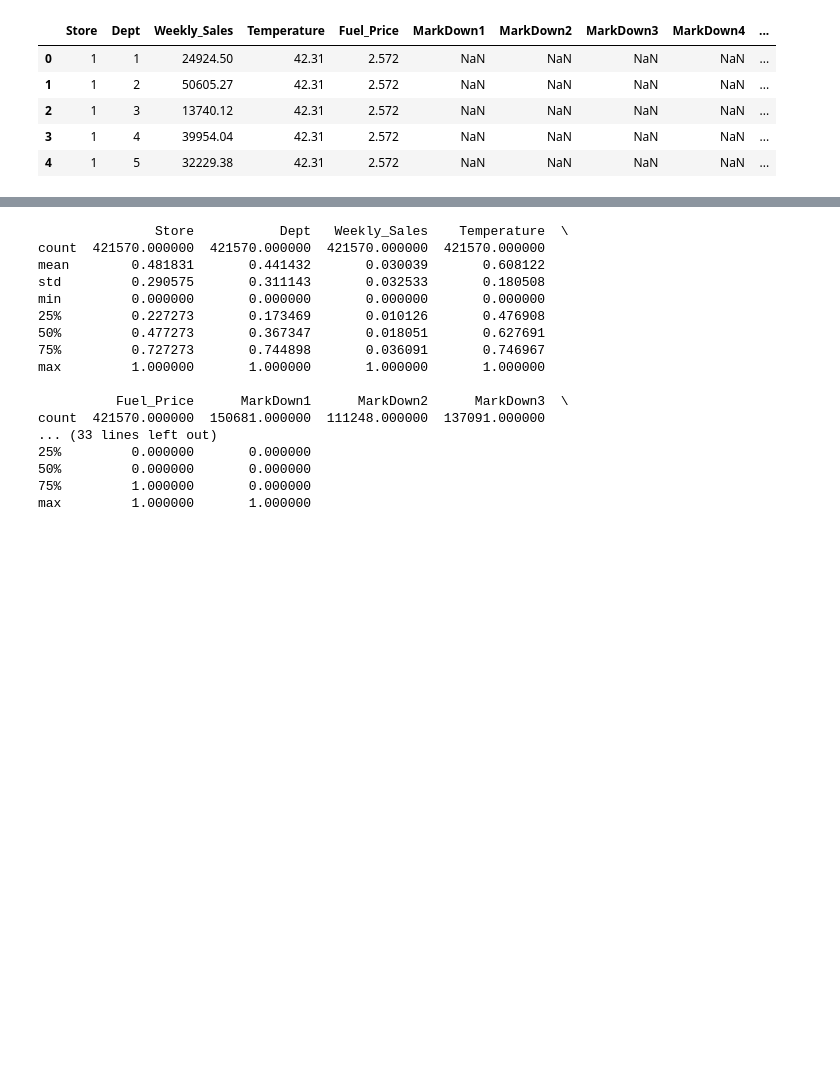
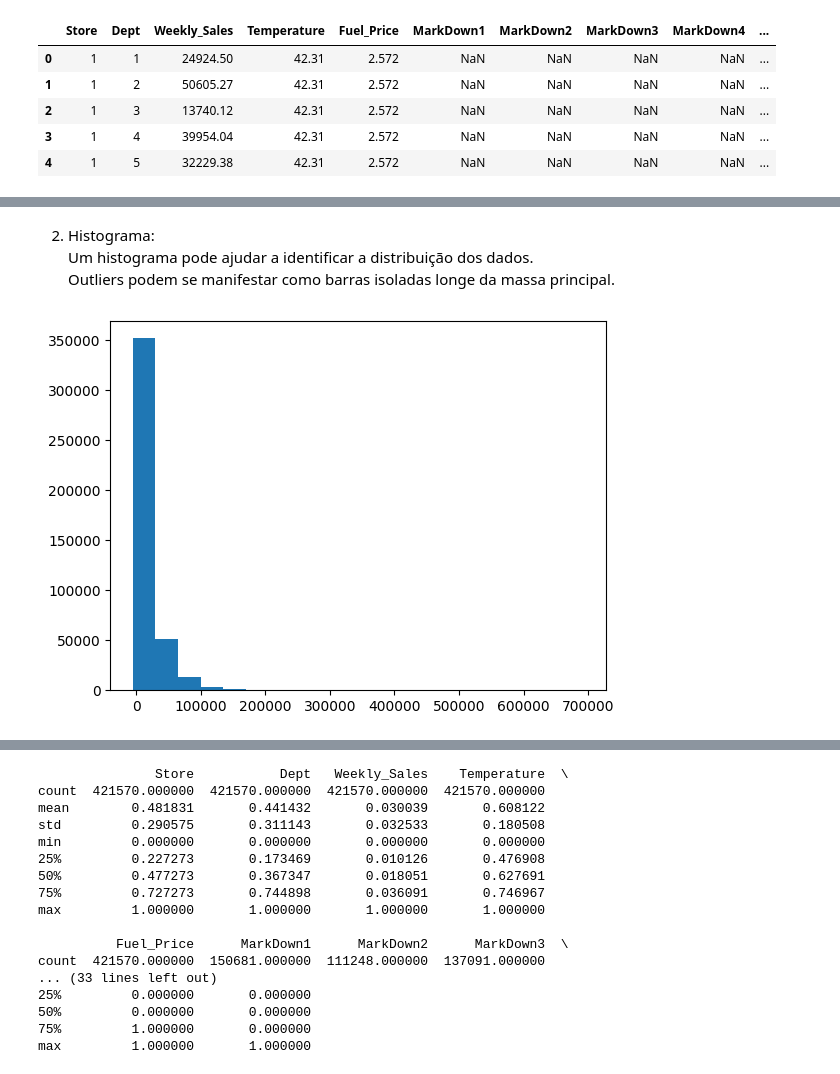
Before and after one commit to nataliaartilha/Case-IA, a Jupyter notebook: case_ia.ipynb, the cells around one changed output, grey strips where cells are left out. Drawn from its saved outputs; the diff is of its cells as text; code cells hidden in the pictures; blank space fills up the shorter version.

```diff
--- a/case_ia.ipynb
+++ b/case_ia.ipynb
@@ -358,0 +368,9 @@ max         1.000000       1.000000
+# %% [markdown]
+2. Histograma:
+Um histograma pode ajudar a identificar a distribuição dos dados.
+Outliers podem se manifestar como barras isoladas longe da massa principal.
+# %%
+plt.hist(df['Weekly_Sales'],bins=20)
+plt.show()
+# %% [output]
+[figure, added]
```
Also changed, not shown: parts of 19 cells of this notebook.
